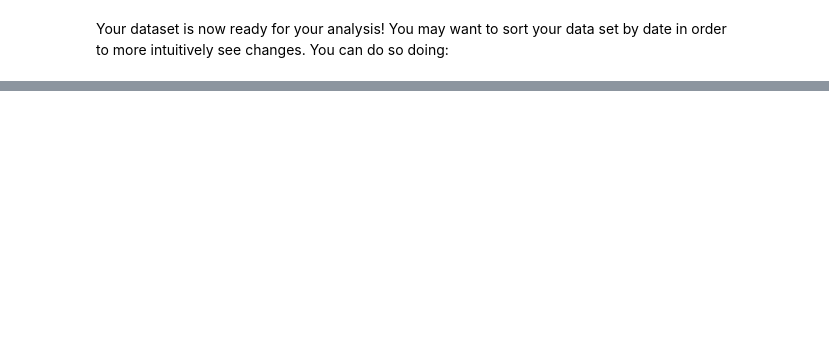
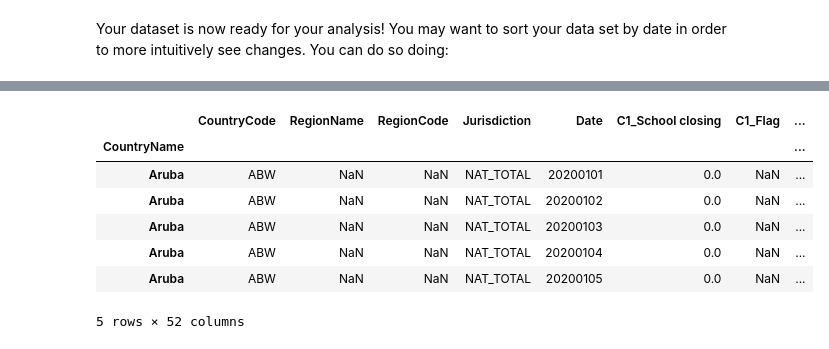
Before and after one commit to shuang1330/aiHackCovid, a Jupyter notebook: notebooks/Example 1 - Libraries & Loading the Data.ipynb, the cells around one changed output, grey strips where cells are left out. Cells and saved outputs as stored; diff of their text form; code cells hidden in the pictures; blank space fills up the shorter version.

```diff
--- a/notebooks/Example 1 - Libraries & Loading the Data.ipynb
+++ b/notebooks/Example 1 - Libraries & Loading the Data.ipynb
@@ -74,0 +92,5 @@ visualize (part of) your dataframe by using the following commands:
+# %%
+groupedby_date_countrycode = oxcgrt_latest.groupby(['countrycode_date_str']).agg({'Date':'count',
+                                                                                  'RegionName':lambda x:list(set(x)),
+                                                                                  'CountryCode':lambda x:list(set(x))[0]})
+big_countries = set(groupedby_date_countrycode['CountryCode'][groupedby_date_countrycode['Date']>1].value_counts().index.values)
@@ -74,0 +140,12 @@ visualize (part of) your dataframe by using the following commands:
+# %%
+# combine big countries??
+bigcountries_oxcgrt.head()
+# %% [output]
+|  | CountryCode | RegionName | RegionCode | Jurisdiction | Date | C1_School closing | C1_Flag | ... |
+| CountryName |  |  |  |  |  |  |  | ... |
+| Aruba | ABW | NaN | NaN | NAT_TOTAL | 20200101 | 0.0 | NaN | ... |
+| Aruba | ABW | NaN | NaN | NAT_TOTAL | 20200102 | 0.0 | NaN | ... |
+| Aruba | ABW | NaN | NaN | NAT_TOTAL | 20200103 | 0.0 | NaN | ... |
+| Aruba | ABW | NaN | NaN | NAT_TOTAL | 20200104 | 0.0 | NaN | ... |
+| Aruba | ABW | NaN | NaN | NAT_TOTAL | 20200105 | 0.0 | NaN | ... |
+5 rows × 52 columns
```
Also changed, not shown: parts of 13 cells of this notebook, 2 other files.
